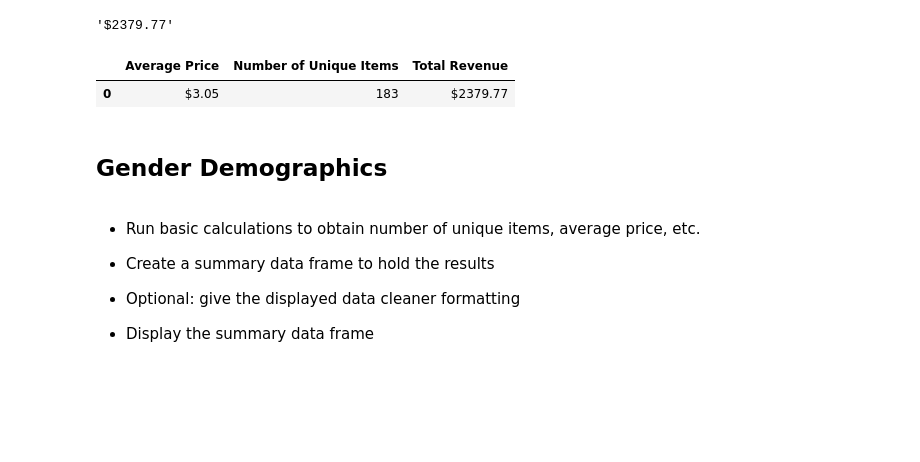
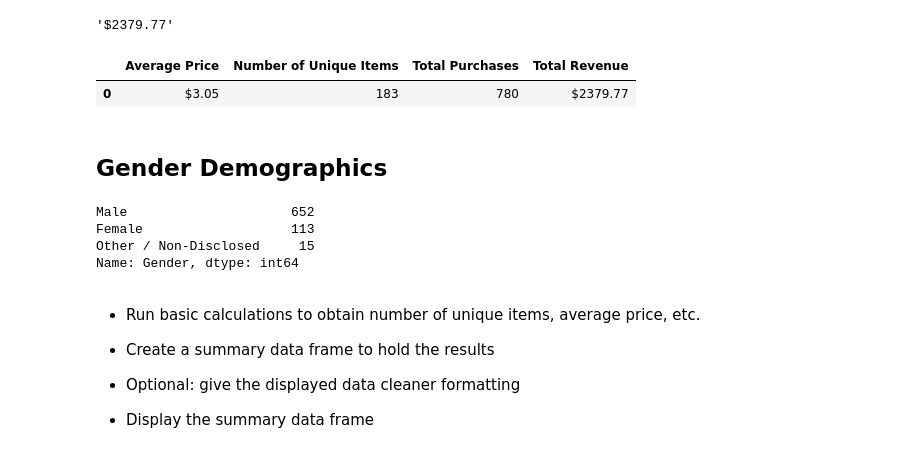
Before and after one commit to AngelCahill/Pandas-Homework, a Jupyter notebook: Heroes of Pymoli/HeroesOfPymoli_starter.ipynb, the cells around one changed output. Cells and saved outputs as stored; diff of their text form; code cells hidden in the pictures; blank space fills up the shorter version.

Commit message:
working on gender analysis

```diff
--- a/Heroes of Pymoli/HeroesOfPymoli_starter.ipynb
+++ b/Heroes of Pymoli/HeroesOfPymoli_starter.ipynb
@@ -85,3 +93,10 @@ unique_items = len(unique_items_df)
 unique_items
 # %% [output]
 183
+# %%
+# Total number of purchases
+
+total_purchases_df = game_df["Purchase ID"].value_counts()
+total_purchases = len(total_purchases_df)
+
+total_purchases
@@ -105,15 +122,25 @@ total_revenue
 # %%
 # Purchasing Analysis (Total) with summary data frame created
 
-purchase_summary = pd.DataFrame({"Number of Unique Items": unique_items, "Average Price": average_price, "Total Revenue":
-                                total_revenue}, index=[0])
+purchase_summary = pd.DataFrame({"Number of Unique Items": unique_items, "Average Price": average_price, "Total Purchases":
+                                 total_purchases, "Total Revenue": total_revenue}, index=[0])
 
 purchase_summary
 # %% [output]
-|  | Average Price | Number of Unique Items | Total Revenue |
-| 0 | $3.05 | 183 | $2379.77 |
+|  | Average Price | Number of Unique Items | Total Purchases | Total Revenue |
+| 0 | $3.05 | 183 | 780 | $2379.77 |
 # %% [markdown]
 ## Gender Demographics
+# %%
+# Gender total
+
+gender_count = game_df["Gender"].value_counts()
+gender_count
+# %% [output]
+Male                     652
+Female                   113
+Other / Non-Disclosed     15
+Name: Gender, dtype: int64
 # %% [markdown]
 * Run basic calculations to obtain number of unique items, average price, etc.
 
```
Also changed, not shown: parts of 6 cells of this notebook.
